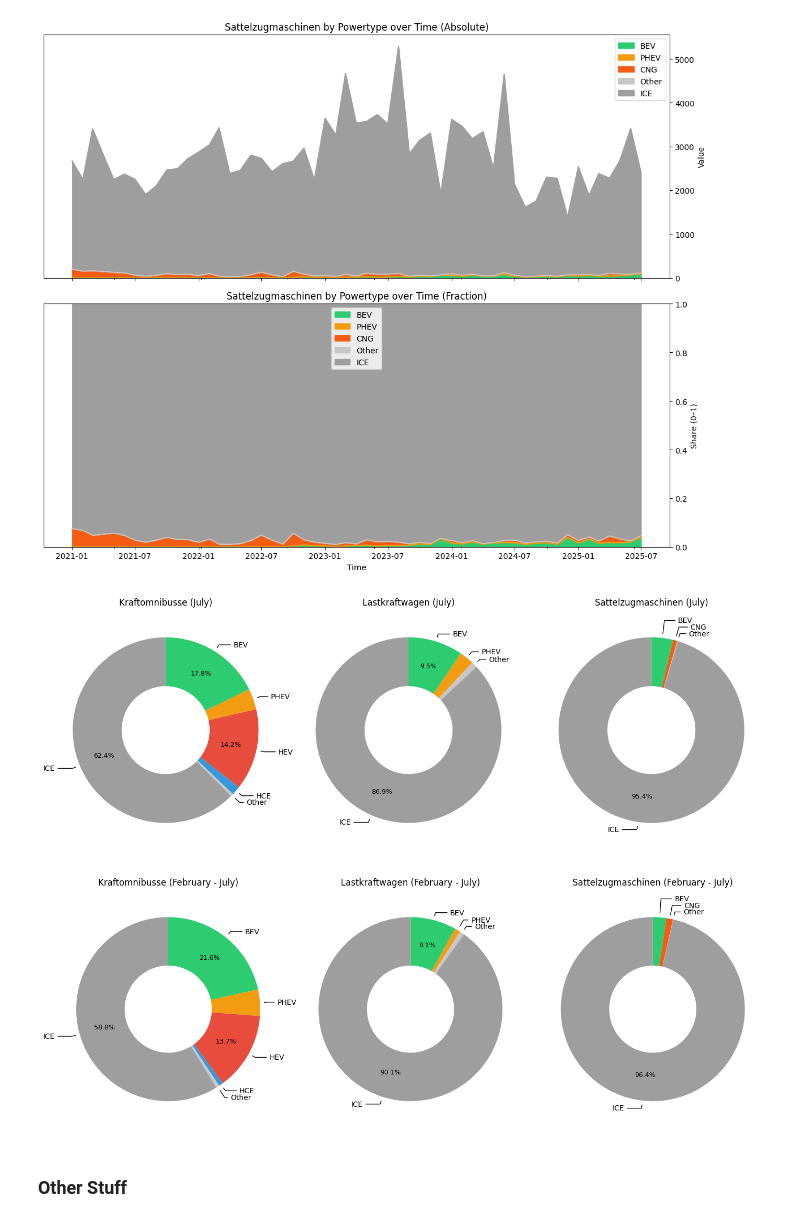
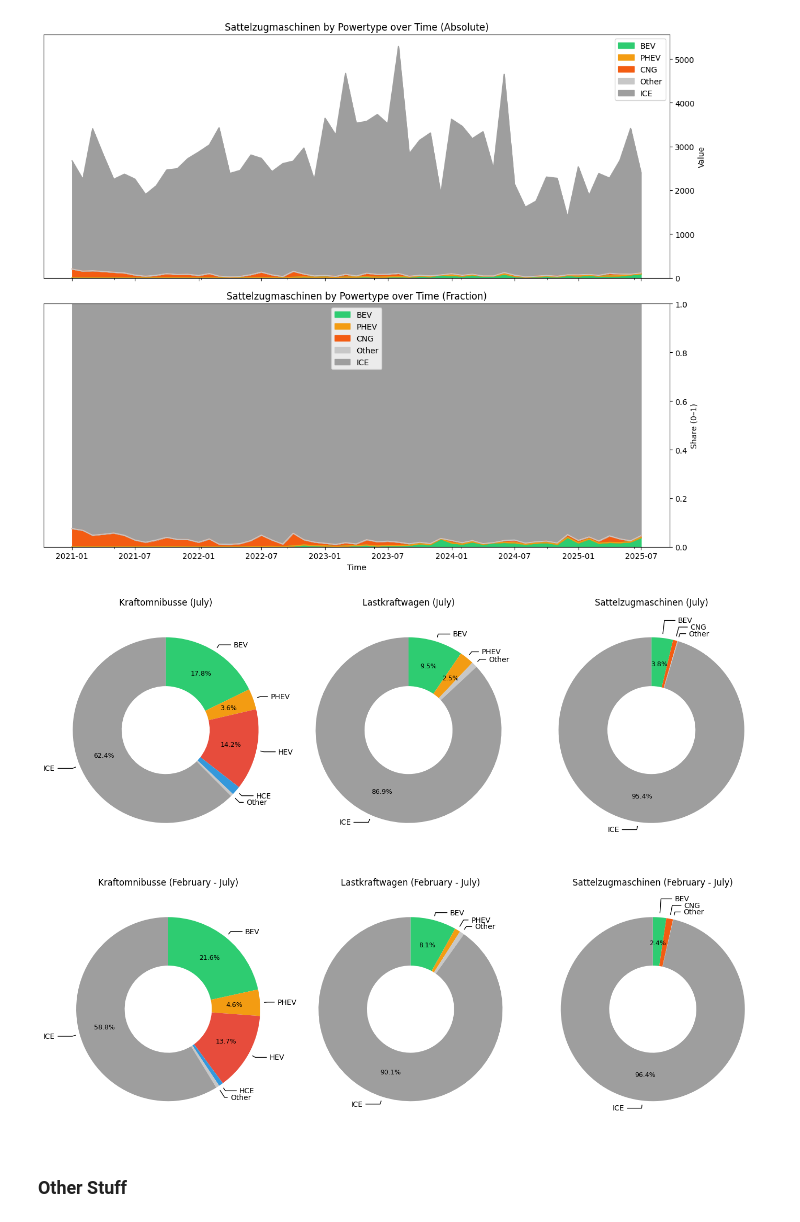
Before and after one commit to DerGenaue/ev_transition, a Jupyter notebook: de_electric_truck_development.ipynb, the cells around one changed output. Cells and saved outputs as stored; diff of their text form; code cells hidden in the pictures.

Commit message:
Render plots to files and include them in the Readme

```diff
--- a/de_electric_truck_development.ipynb
+++ b/de_electric_truck_development.ipynb
@@ -153,7 +165,6 @@ plot_by_power_type('Sattelzugmaschinen')
 [figure]
 [figure]
 # %%
-# Pie charts of average fuel-type shares over specific months (e.g., "april - june")
 n_months = 6
 vehicle_types = ['Kraftomnibusse', 'Lastkraftwagen', 'Sattelzugmaschinen']
 
@@ -227,7 +238,7 @@ def plot_fuel_share_pie(ax, vtype, n_months=3, others_threshold=0.005, order=ord
         values=avg_share.values,
         labels=avg_share.index.tolist(),
         colors_map=color_map,
-        autopct_threshold=0.05,
+        autopct_threshold=0.02,
         startangle=90,
         counterclock=False,
         pctdistance=0.72,
@@ -242,37 +253,40 @@ def plot_fuel_share_pie(ax, vtype, n_months=3, others_threshold=0.005, order=ord
     start_m = recent.index.min().strftime('%B')
     end_m = recent.index.max().strftime('%B')
     months_label = start_m if start_m == end_m else f'{start_m} - {end_m}'
 
     ax.set_title(f'{vtype} ({months_label})')
-    ax.margins(0.1,0.15)
+    ax.margins(0.1, 0.15)
     ax.axis('scaled')
-
 
 
 # Plot all vehicle types in one figure for last month
 fig, axes = plt.subplots(1, len(vehicle_types), figsize=(4 * len(vehicle_types) + 2, 6))
 if len(vehicle_types) == 1:
     axes = [axes]
 
 for ax, vt in zip(axes, vehicle_types):
     plot_fuel_share_pie(ax, vt, n_months=1)
 
 plt.tight_layout()
+plt.savefig('figures/de/heavy_vehicles_by_fueltype_latest_month.png', dpi=300, bbox_inches='tight')
+plt.savefig('figures/de/heavy_vehicles_by_fueltype_latest_month.svg', dpi=300, bbox_inches='tight')
 plt.show()
 
 # Plot all vehicle types for the last n months
 fig, axes = plt.subplots(1, len(vehicle_types), figsize=(4 * len(vehicle_types) + 2, 6))
 if len(vehicle_types) == 1:
     axes = [axes]
 
 for ax, vt in zip(axes, vehicle_types):
     plot_fuel_share_pie(ax, vt, n_months=n_months)
 
 plt.tight_layout()
+plt.savefig(f'figures/de/heavy_vehicles_by_fueltype_last_{n_months}_months.png', dpi=300, bbox_inches='tight')
+plt.savefig(f'figures/de/heavy_vehicles_by_fueltype_last_{n_months}_months.svg', dpi=300, bbox_inches='tight')
 plt.show()
 # %% [output]
-[figure, old version]
+[figure, new version]
-[figure, old version]
+[figure, new version]
 # %% [markdown]
 ### Other Stuff
 # %%
```
Also changed, not shown: parts of 2 cells of this notebook, 14 other files.
